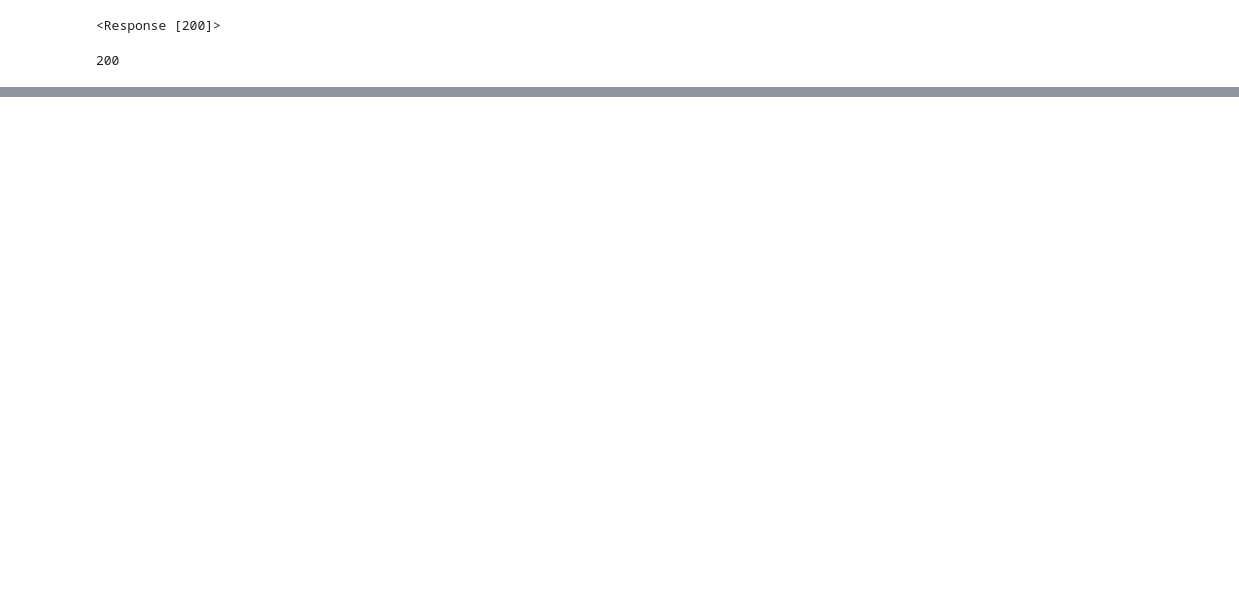
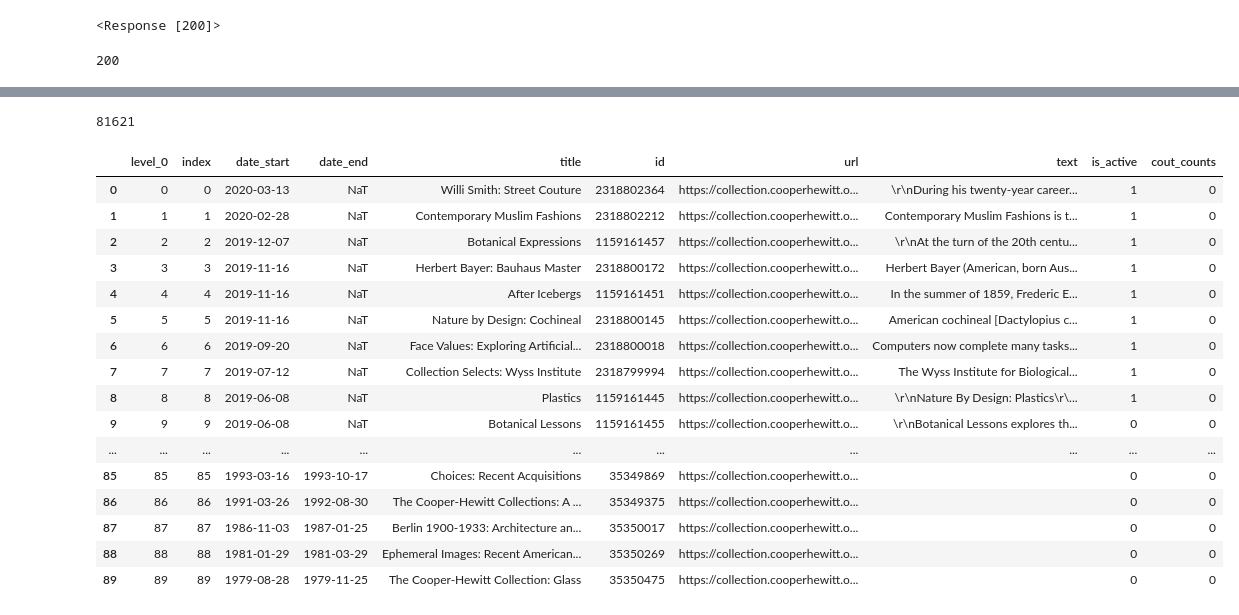
Before and after one commit to ShirinStar/Pen_Data_Dictionary, a Jupyter notebook: data/exhibition list.ipynb, the cells around one changed output, grey strips where cells are left out. Saved outputs shown, nothing was run; the diff lists cells and outputs as text; code cells hidden in the pictures; blank space fills up the shorter version.

Commit message:
exhibitions and checkouts

```diff
--- a/data/exhibition list.ipynb
+++ b/data/exhibition list.ipynb
@@ -47,0 +73,32 @@ exhibition
+# %%
+pensCheckouts_count = pensCheckouts[(pensCheckouts['start'] >=start) & (pensCheckouts['start'] <= end)]
+pensCheckouts_count['pen_id'].count()
+# %% [output]
+81621
+# %%
+def get_checkout_counts(exhibit):
+    start= exhibit['date_start']
+    end= exhibit['date_end']
+    pensCheckouts_count = pensCheckouts[(pensCheckouts['start'] >=start) & (pensCheckouts['start'] <= end)]
+    return pensCheckouts_count['pen_id'].count()
+# %%
+exhibition_map['cout_counts'] = exhibition_map.apply(get_checkout_counts, axis=1)
+exhibition_map
+# %% [output]
+|  | level_0 | index | date_start | date_end | title | id | url | text | is_active | cout_counts |
+| 0 | 0 | 0 | 2020-03-13 | NaT | Willi Smith: Street Couture | 2318802364 | https://collection.cooperhewitt.o... | \r\nDuring his twenty-year career... | 1 | 0 |
+| 1 | 1 | 1 | 2020-02-28 | NaT | Contemporary Muslim Fashions | 2318802212 | https://collection.cooperhewitt.o... | Contemporary Muslim Fashions is t... | 1 | 0 |
+| 2 | 2 | 2 | 2019-12-07 | NaT | Botanical Expressions | 1159161457 | https://collection.cooperhewitt.o... | \r\nAt the turn of the 20th centu... | 1 | 0 |
+| 3 | 3 | 3 | 2019-11-16 | NaT | Herbert Bayer: Bauhaus Master | 2318800172 | https://collection.cooperhewitt.o... | Herbert Bayer (American, born Aus... | 1 | 0 |
+| 4 | 4 | 4 | 2019-11-16 | NaT | After Icebergs | 1159161451 | https://collection.cooperhewitt.o... | In the summer of 1859, Frederic E... | 1 | 0 |
+| 5 | 5 | 5 | 2019-11-16 | NaT | Nature by Design: Cochineal | 2318800145 | https://collection.cooperhewitt.o... | American cochineal [Dactylopius c... | 1 | 0 |
+| 6 | 6 | 6 | 2019-09-20 | NaT | Face Values: Exploring Artificial... | 2318800018 | https://collection.cooperhewitt.o... | Computers now complete many tasks... | 1 | 0 |
+| 7 | 7 | 7 | 2019-07-12 | NaT | Collection Selects: Wyss Institute | 2318799994 | https://collection.cooperhewitt.o... | The Wyss Institute for Biological... | 1 | 0 |
+| 8 | 8 | 8 | 2019-06-08 | NaT | Plastics | 1159161445 | https://collection.cooperhewitt.o... | \r\nNature By Design: Plastics\r\... | 1 | 0 |
+| 9 | 9 | 9 | 2019-06-08 | NaT | Botanical Lessons | 1159161455 | https://collection.cooperhewitt.o... | \r\nBotanical Lessons explores th... | 0 | 0 |
+| ... | ... | ... | ... | ... | ... | ... | ... | ... | ... | ... |
+| 85 | 85 | 85 | 1993-03-16 | 1993-10-17 | Choices: Recent Acquisitions | 35349869 | https://collection.cooperhewitt.o... |  | 0 | 0 |
+| 86 | 86 | 86 | 1991-03-26 | 1992-08-30 | The Cooper-Hewitt Collections: A ... | 35349375 | https://collection.cooperhewitt.o... |  | 0 | 0 |
+| 87 | 87 | 87 | 1986-11-03 | 1987-01-25 | Berlin 1900-1933: Architecture an... | 35350017 | https://collection.cooperhewitt.o... |  | 0 | 0 |
+| 88 | 88 | 88 | 1981-01-29 | 1981-03-29 | Ephemeral Images: Recent American... | 35350269 | https://collection.cooperhewitt.o... |  | 0 | 0 |
+| 89 | 89 | 89 | 1979-08-28 | 1979-11-25 | The Cooper-Hewitt Collection: Glass | 35350475 | https://collection.cooperhewitt.o... |  | 0 | 0 |
```
Also changed, not shown: parts of 7 cells of this notebook, 2 other files.
